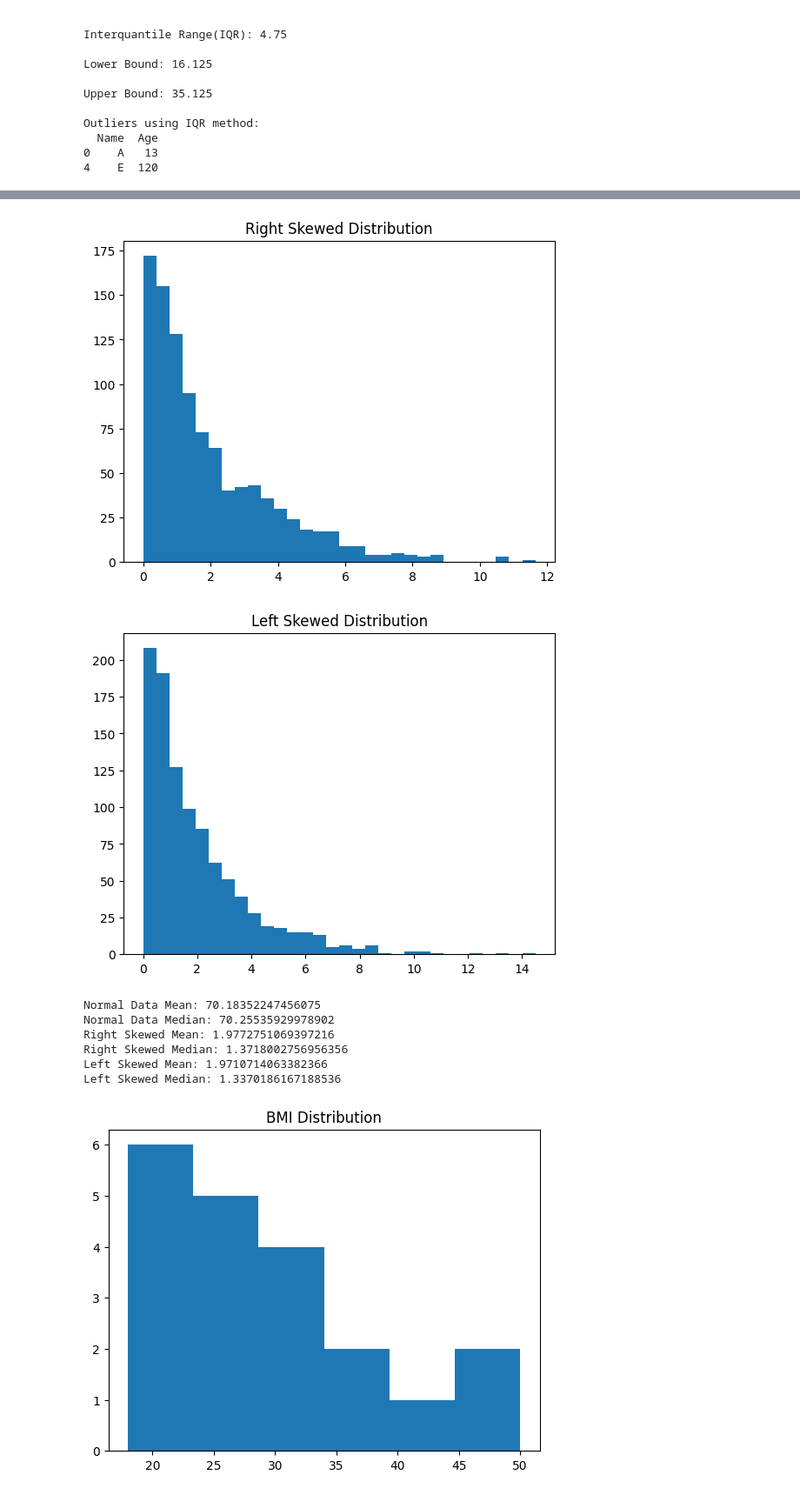
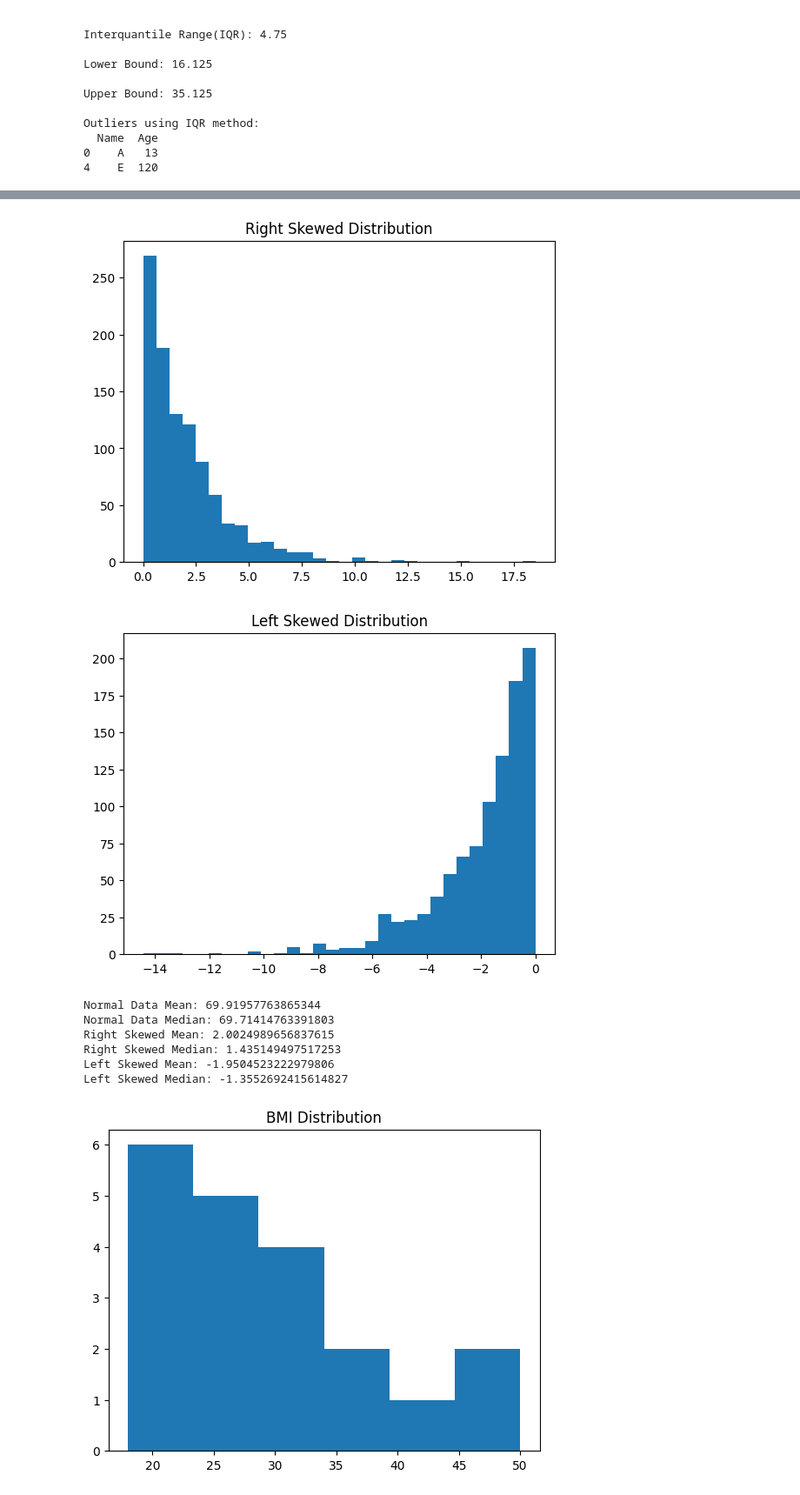
Before and after one commit to Bavvi30/2025-26-4084-T.Bhavani-AI-B-DS, a Jupyter notebook: 24feb.ipynb, the cells around one changed output, grey strips where cells are left out. Shown at 87% size. Cells and saved outputs as stored; diff of their text form; code cells hidden in the pictures.

```diff
--- a/24feb.ipynb
+++ b/24feb.ipynb
@@ -121,26 +121,27 @@ Outliers using IQR method:
 0    A   13
 4    E  120
 # %%
-#Data Distribution
+
+
 import numpy as np
 import pandas as pd
 import matplotlib.pyplot as plt
-normal_data=np.random.normal(loc=70,scale=5,size=1000)
-right_skewed=np.random.exponential(scale=2,size=1000)
-left_skewed=np.random.exponential(scale=2,size=1000)
-plt.hist(normal_data,bins=30)
+normal_data = np.random.normal(loc=70, scale=5, size=1000)
+right_skewed = np.random.exponential(scale=2, size=1000)
+left_skewed = -np.random.exponential(scale=2, size=1000)
+plt.hist(normal_data, bins=30)
 plt.title("Normal Distribution")
 plt.show()
-plt.hist(right_skewed,bins=30)
+plt.hist(right_skewed, bins=30)
 plt.title("Right Skewed Distribution")
 plt.show()
-plt.hist(left_skewed,bins=30)
+plt.hist(left_skewed, bins=30)
 plt.title("Left Skewed Distribution")
 plt.show()
-print("Normal Data Mean:",np.mean(normal_data))
-print("Normal Data Median:",np.median(normal_data))
-print("Right Skewed Mean:",np.mean(right_skewed))
-print("Right Skewed Median:",np.median(right_skewed))
-print("Left Skewed Mean:",np.mean(left_skewed))
-print("Left Skewed Median:",np.median(left_skewed))
+print("Normal Data Mean:", np.mean(normal_data))
+print("Normal Data Median:", np.median(normal_data))
+print("Right Skewed Mean:", np.mean(right_skewed))
+print("Right Skewed Median:", np.median(right_skewed))
+print("Left Skewed Mean:", np.mean(left_skewed))
+print("Left Skewed Median:", np.median(left_skewed))
 # %% [output]
@@ -148,11 +149,11 @@ print("Left Skewed Median:",np.median(left_skewed))
-[figure, old version]
+[figure, new version]
-[figure, old version]
+[figure, new version]
-Normal Data Mean: 70.18352247456075
-Normal Data Median: 70.25535929978902
-Right Skewed Mean: 1.9772751069397216
-Right Skewed Median: 1.3718002756956356
-Left Skewed Mean: 1.9710714063382366
-Left Skewed Median: 1.3370186167188536
+Normal Data Mean: 69.91957763865344
+Normal Data Median: 69.71414763391803
+Right Skewed Mean: 2.0024989656837615
+Right Skewed Median: 1.435149497517253
+Left Skewed Mean: -1.9504523222979806
+Left Skewed Median: -1.3552692415614827
 # %%
 #Class Activity
 import pandas as pd
```
Also changed, not shown: parts of 1 cell of this notebook.
